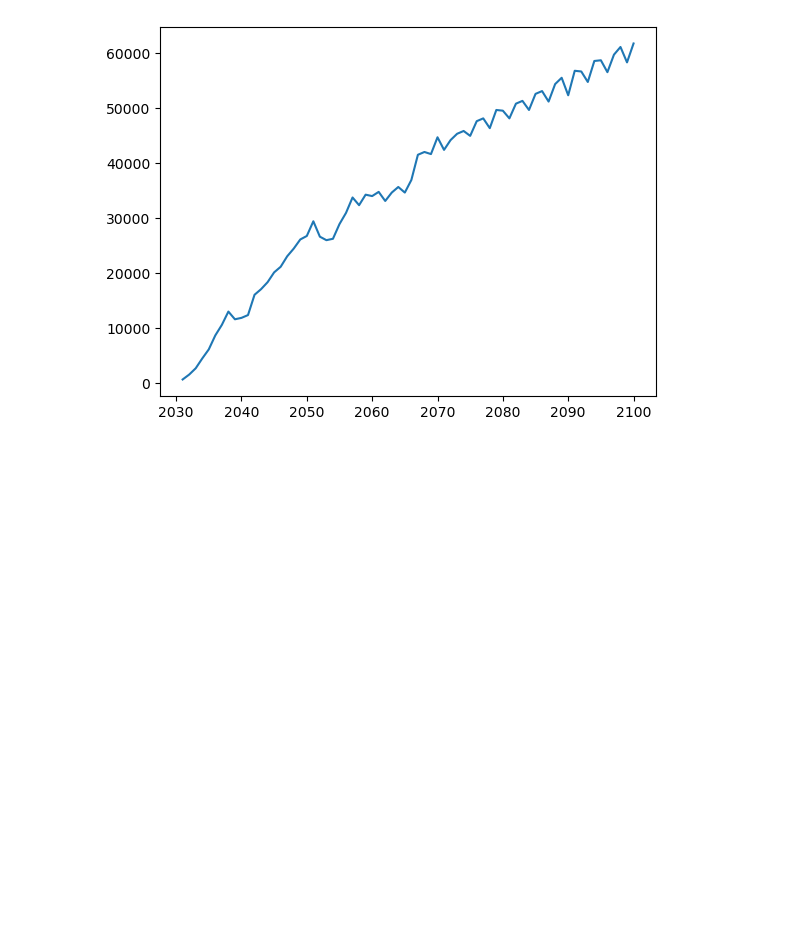
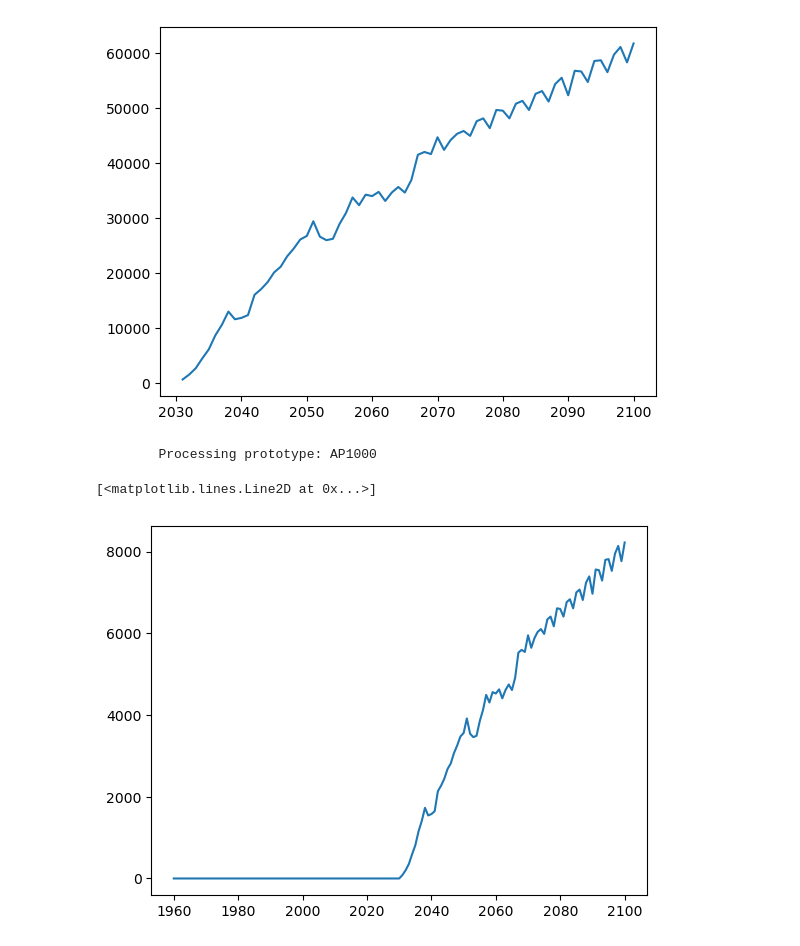
Before and after one commit to watts-dev/watts, a Jupyter notebook: examples/cyclus/analysis.ipynb, the cells around one changed output. Saved outputs shown, nothing was run; the diff lists cells and outputs as text; code cells hidden in the pictures; blank space fills up the shorter version.

Commit message:
add fuel example

```diff
--- a/examples/cyclus/analysis.ipynb
+++ b/examples/cyclus/analysis.ipynb
@@ -47,3 +47,15 @@ plt.plot(obj.time_dict['years'][::12], swu/1e3)
 # %% [output]
 [<matplotlib.lines.Line2D at 0x...>]
 [figure]
+# %%
+# get fuel demand
+fuel = obj.obj.process_prototype('AP1000', False)[1]['receiving']
+fuel = list(fuel.values())[0]
+# %% [output]
+        Processing prototype: AP1000
+# %%
+import matplotlib.pyplot as plt
+plt.plot(obj.time_dict['years'][::12], fuel/1e3)
+# %% [output]
+[<matplotlib.lines.Line2D at 0x...>]
+[figure, added]
```
